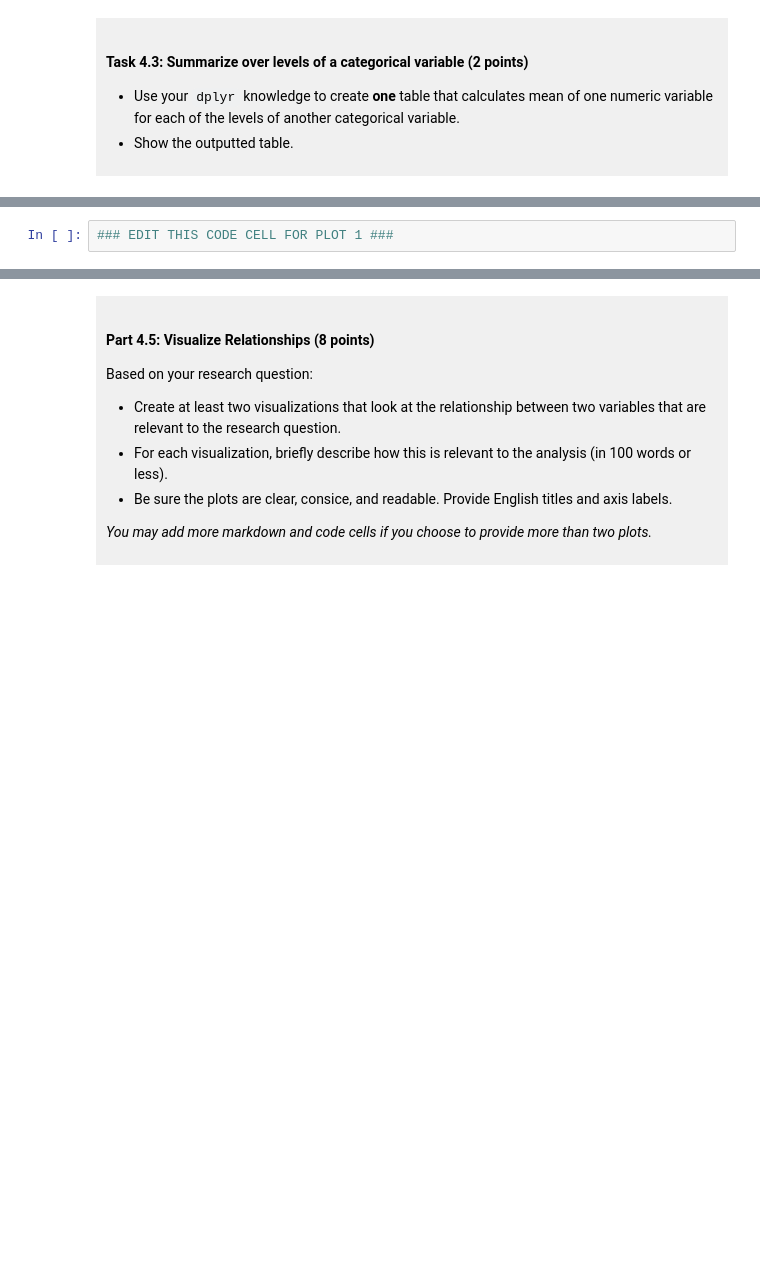
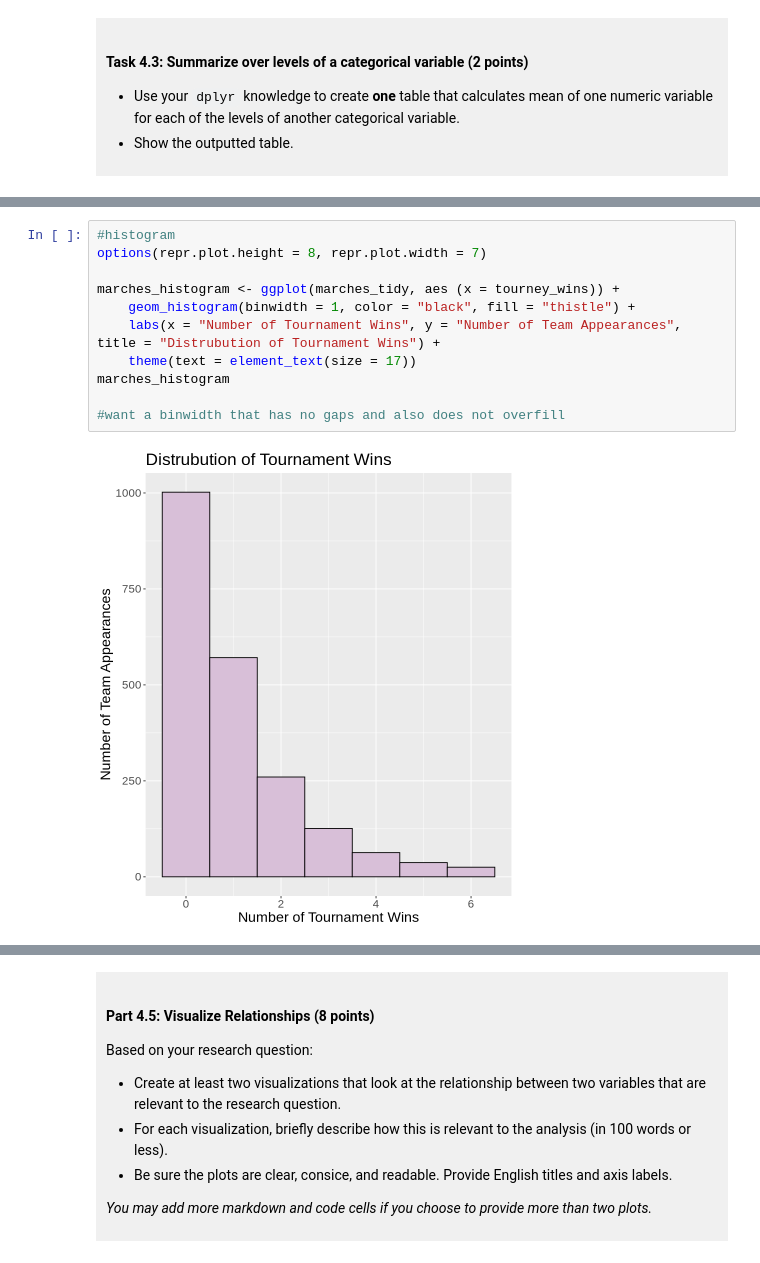
Before and after one commit to Ike4nole/dsci-100-project-ison-au, a Jupyter notebook: dsci-100-project-notebook.ipynb, the cells around one changed output, grey strips where cells are left out. Saved outputs shown, nothing was run; the diff lists cells and outputs as text; blank space fills up the shorter version.

Commit message:
Visualizations for each predictor + Detailed Explanation of Analysis

```diff
--- a/dsci-100-project-notebook.ipynb
+++ b/dsci-100-project-notebook.ipynb
@@ -315,3 +396,14 @@ You will refine your research question (if needed) and produce a tidy data set.
 # %%
-### EDIT THIS CODE CELL FOR PLOT 1 ###
+#histogram
+options(repr.plot.height = 8, repr.plot.width = 7)
+
+marches_histogram <- ggplot(marches_tidy, aes (x = tourney_wins)) +
+    geom_histogram(binwidth = 1, color = "black", fill = "thistle") +
+    labs(x = "Number of Tournament Wins", y = "Number of Team Appearances", title = "Distrubution of Tournament Wins") +
+    theme(text = element_text(size = 17))
+marches_histogram
+
+#want a binwidth that has no gaps and also does not overfill
+# %% [output]
+[figure, added]
 # %%
```
Also changed, not shown: parts of 13 cells of this notebook.
